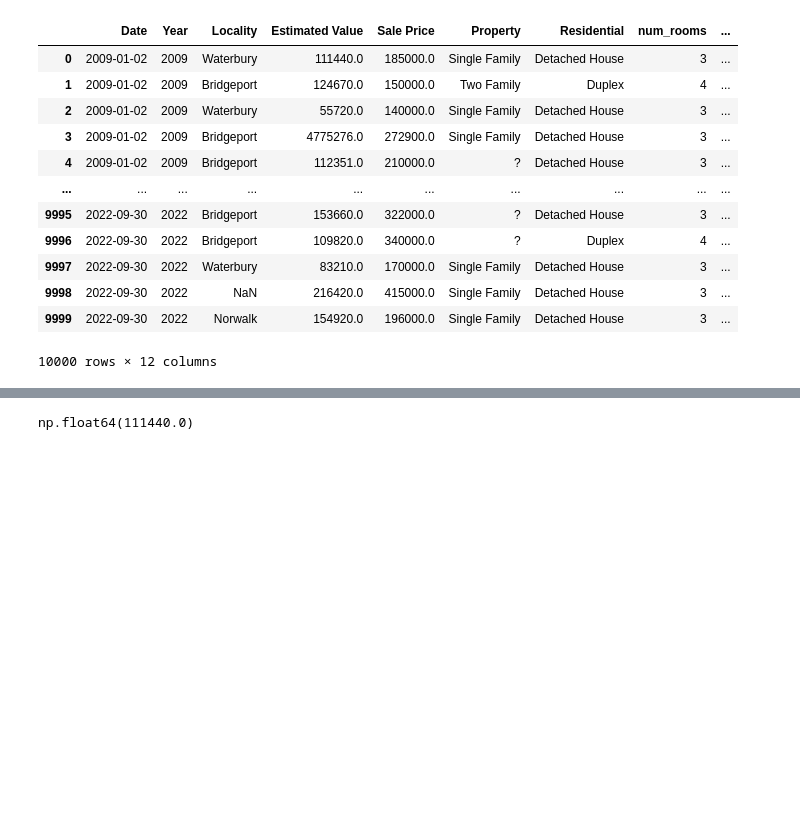
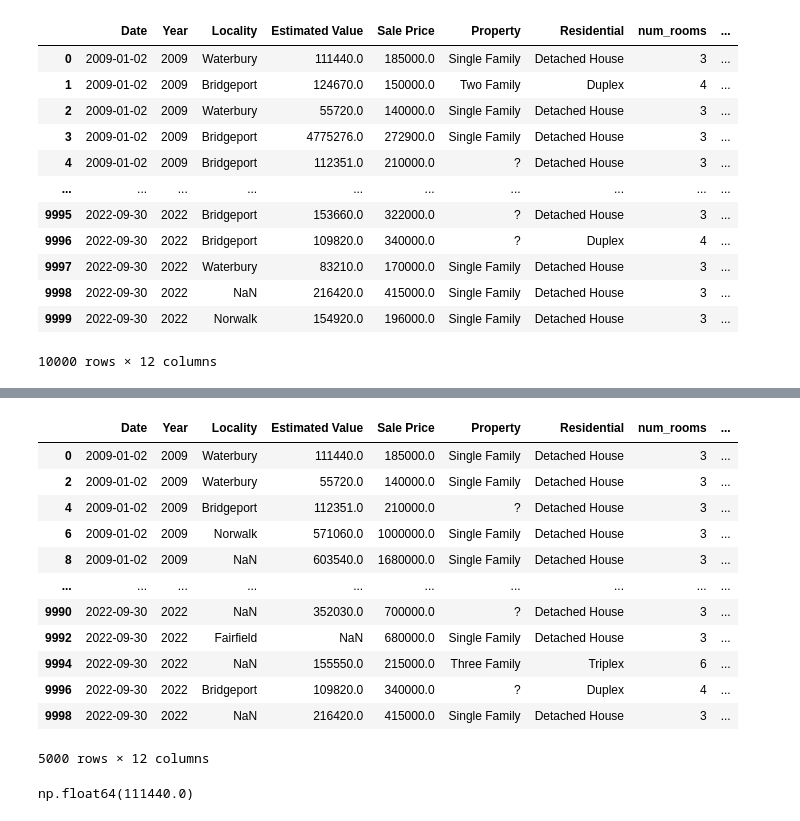
Before and after one commit to arjunpvm/mlp, a Jupyter notebook: week1/GradedAssignment1_2.ipynb, the cells around one changed output, grey strips where cells are left out. Cells and saved outputs as stored; diff of their text form; code cells hidden in the pictures; blank space fills up the shorter version.

```diff
--- a/week1/GradedAssignment1_2.ipynb
+++ b/week1/GradedAssignment1_2.ipynb
@@ -28,3 +31,18 @@ df
 # %%
-new_df = df.iloc[list(range(0, 10000, 2))]
+even_df = df.iloc[list(range(0, 10000, 2))]
+even_df
+# %% [output]
+|  | Date | Year | Locality | Estimated Value | Sale Price | Property | Residential | num_rooms | ... |
+| 0 | 2009-01-02 | 2009 | Waterbury | 111440.0 | 185000.0 | Single Family | Detached House | 3 | ... |
+| 2 | 2009-01-02 | 2009 | Waterbury | 55720.0 | 140000.0 | Single Family | Detached House | 3 | ... |
+| 4 | 2009-01-02 | 2009 | Bridgeport | 112351.0 | 210000.0 | ? | Detached House | 3 | ... |
+| 6 | 2009-01-02 | 2009 | Norwalk | 571060.0 | 1000000.0 | Single Family | Detached House | 3 | ... |
+| 8 | 2009-01-02 | 2009 | NaN | 603540.0 | 1680000.0 | Single Family | Detached House | 3 | ... |
+| ... | ... | ... | ... | ... | ... | ... | ... | ... | ... |
+| 9990 | 2022-09-30 | 2022 | NaN | 352030.0 | 700000.0 | ? | Detached House | 3 | ... |
+| 9992 | 2022-09-30 | 2022 | Fairfield | NaN | 680000.0 | Single Family | Detached House | 3 | ... |
+| 9994 | 2022-09-30 | 2022 | NaN | 155550.0 | 215000.0 | Three Family | Triplex | 6 | ... |
+| 9996 | 2022-09-30 | 2022 | Bridgeport | 109820.0 | 340000.0 | ? | Duplex | 4 | ... |
+| 9998 | 2022-09-30 | 2022 | NaN | 216420.0 | 415000.0 | Single Family | Detached House | 3 | ... |
+5000 rows × 12 columns
 # %%
```
Also changed, not shown: parts of 18 cells of this notebook.
